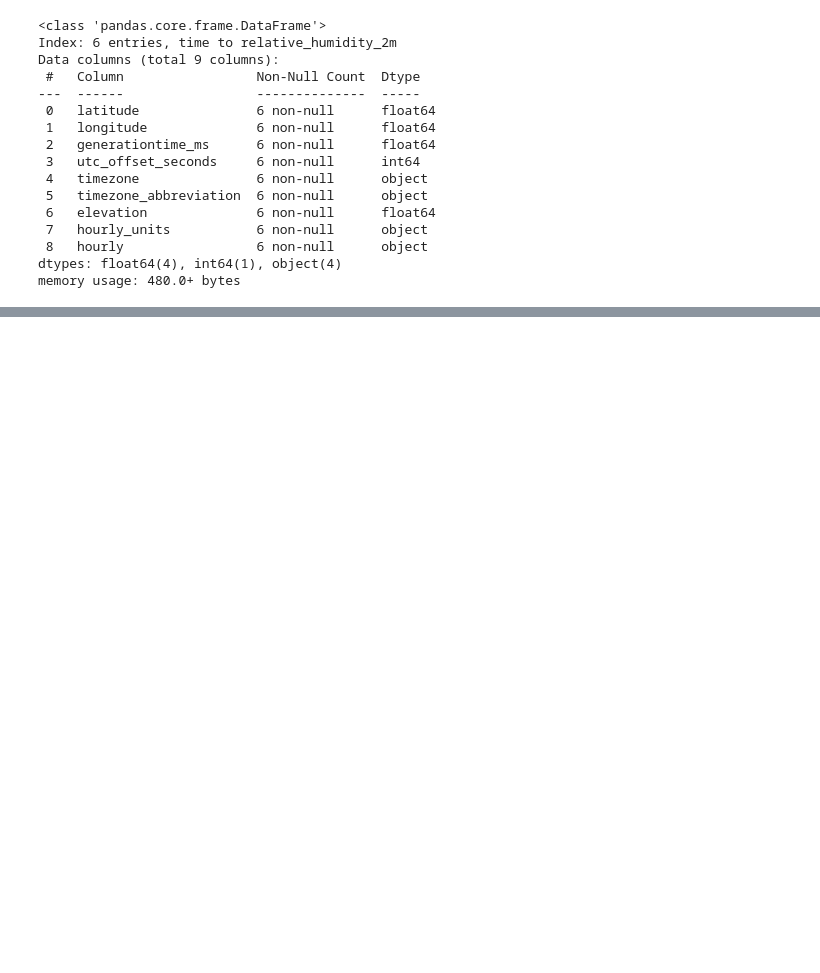
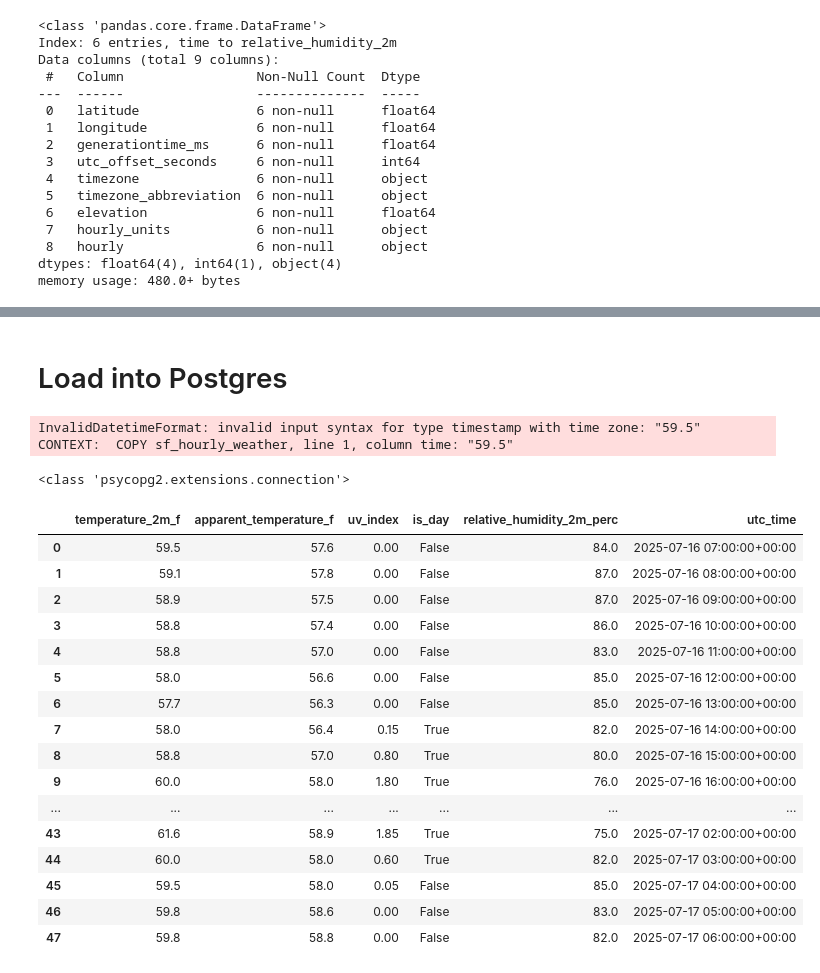
Before and after one commit to darrondai/weather-pipeline, a Jupyter notebook: src/pipeline_prototype.ipynb, the cells around one changed output, grey strips where cells are left out. Drawn from its saved outputs; the diff is of its cells as text; code cells hidden in the pictures; blank space fills up the shorter version.

```diff
--- a/src/pipeline_prototype.ipynb
+++ b/src/pipeline_prototype.ipynb
@@ -140 +146,69 @@ relative_humidity_2m                                  int64
 dtype: object
+# %% [markdown]
+# Load into Postgres
+# %%
+import psycopg2
+
+# use context managers in finalized .py files
+conn = psycopg2.connect(
+    database='weather_db',
+    user='postgres',
+    password='example',
+    host='localhost',
+    port=5432
+)
+
+cur = conn.cursor()
+# cur.execute('DROP TABLE sf_hourly_weather')
+# %%
+from io import StringIO
+
+# create table if doesnt exist
+cur.execute('''
+CREATE TABLE IF NOT EXISTS sf_hourly_weather (
+    temperature_2m_f REAL,
+    apparent_temperature_f REAL,
+    uv_index REAL,
+    is_day BOOLEAN,
+    relative_humidity_2m_perc REAL,
+    utc_time TIMESTAMPTZ PRIMARY KEY
+)
+''')
+
+with StringIO() as buffer:
+    hourly_df.to_csv(buffer, index=False, header=False)
+    buffer.seek(0)
+    cur.copy_from(buffer, table='sf_hourly_weather', sep=',')
+# %% [output]
+InvalidDatetimeFormat: invalid input syntax for type timestamp with time zone: "59.5"
+CONTEXT:  COPY sf_hourly_weather, line 1, column time: "59.5"
+# %%
+print(type(conn))
+# %% [output]
+<class 'psycopg2.extensions.connection'>
+# %%
+cur.execute('select * from sf_hourly_weather')
+result_list = cur.fetchall()
+columns = [col.name for col in cur.description]
+query_df = pd.DataFrame(data=result_list, columns=columns)
+
+# query_df = pd.read_sql(sql="select utc_time at time zone 'America/Los_Angeles', * from sf_hourly_weather", con=conn)
+query_df
+# %% [output]
+|  | temperature_2m_f | apparent_temperature_f | uv_index | is_day | relative_humidity_2m_perc | utc_time |
+| 0 | 59.5 | 57.6 | 0.00 | False | 84.0 | 2025-07-16 07:00:00+00:00 |
+| 1 | 59.1 | 57.8 | 0.00 | False | 87.0 | 2025-07-16 08:00:00+00:00 |
+| 2 | 58.9 | 57.5 | 0.00 | False | 87.0 | 2025-07-16 09:00:00+00:00 |
+| 3 | 58.8 | 57.4 | 0.00 | False | 86.0 | 2025-07-16 10:00:00+00:00 |
+| 4 | 58.8 | 57.0 | 0.00 | False | 83.0 | 2025-07-16 11:00:00+00:00 |
+| 5 | 58.0 | 56.6 | 0.00 | False | 85.0 | 2025-07-16 12:00:00+00:00 |
+| 6 | 57.7 | 56.3 | 0.00 | False | 85.0 | 2025-07-16 13:00:00+00:00 |
+| 7 | 58.0 | 56.4 | 0.15 | True | 82.0 | 2025-07-16 14:00:00+00:00 |
+| 8 | 58.8 | 57.0 | 0.80 | True | 80.0 | 2025-07-16 15:00:00+00:00 |
+| 9 | 60.0 | 58.0 | 1.80 | True | 76.0 | 2025-07-16 16:00:00+00:00 |
+| ... | ... | ... | ... | ... | ... | ... |
+| 43 | 61.6 | 58.9 | 1.85 | True | 75.0 | 2025-07-17 02:00:00+00:00 |
+| 44 | 60.0 | 58.0 | 0.60 | True | 82.0 | 2025-07-17 03:00:00+00:00 |
+| 45 | 59.5 | 58.0 | 0.05 | False | 85.0 | 2025-07-17 04:00:00+00:00 |
+| 46 | 59.8 | 58.6 | 0.00 | False | 83.0 | 2025-07-17 05:00:00+00:00 |
+| 47 | 59.8 | 58.8 | 0.00 | False | 82.0 | 2025-07-17 06:00:00+00:00 |
```
Also changed, not shown: parts of 5 cells of this notebook, 1 other file.
